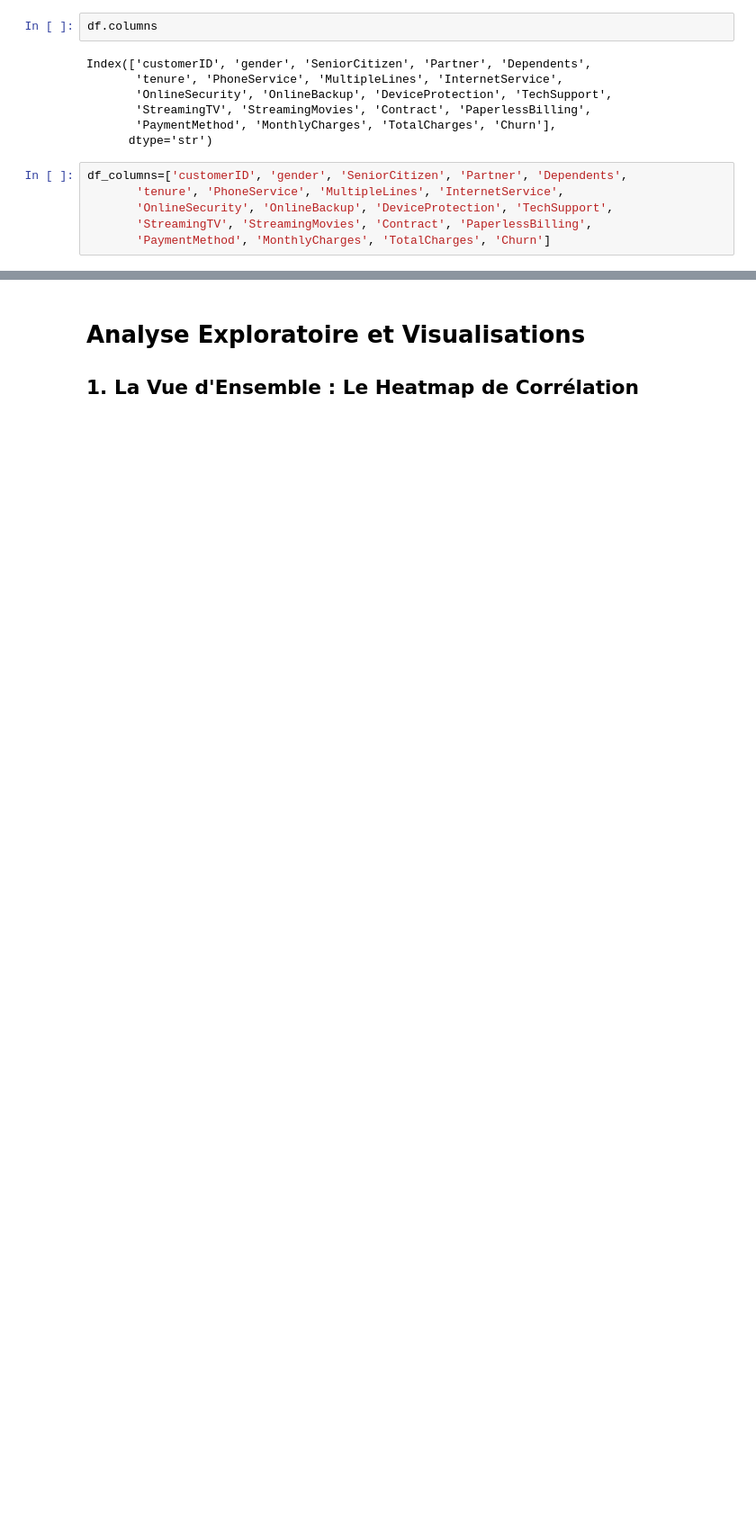
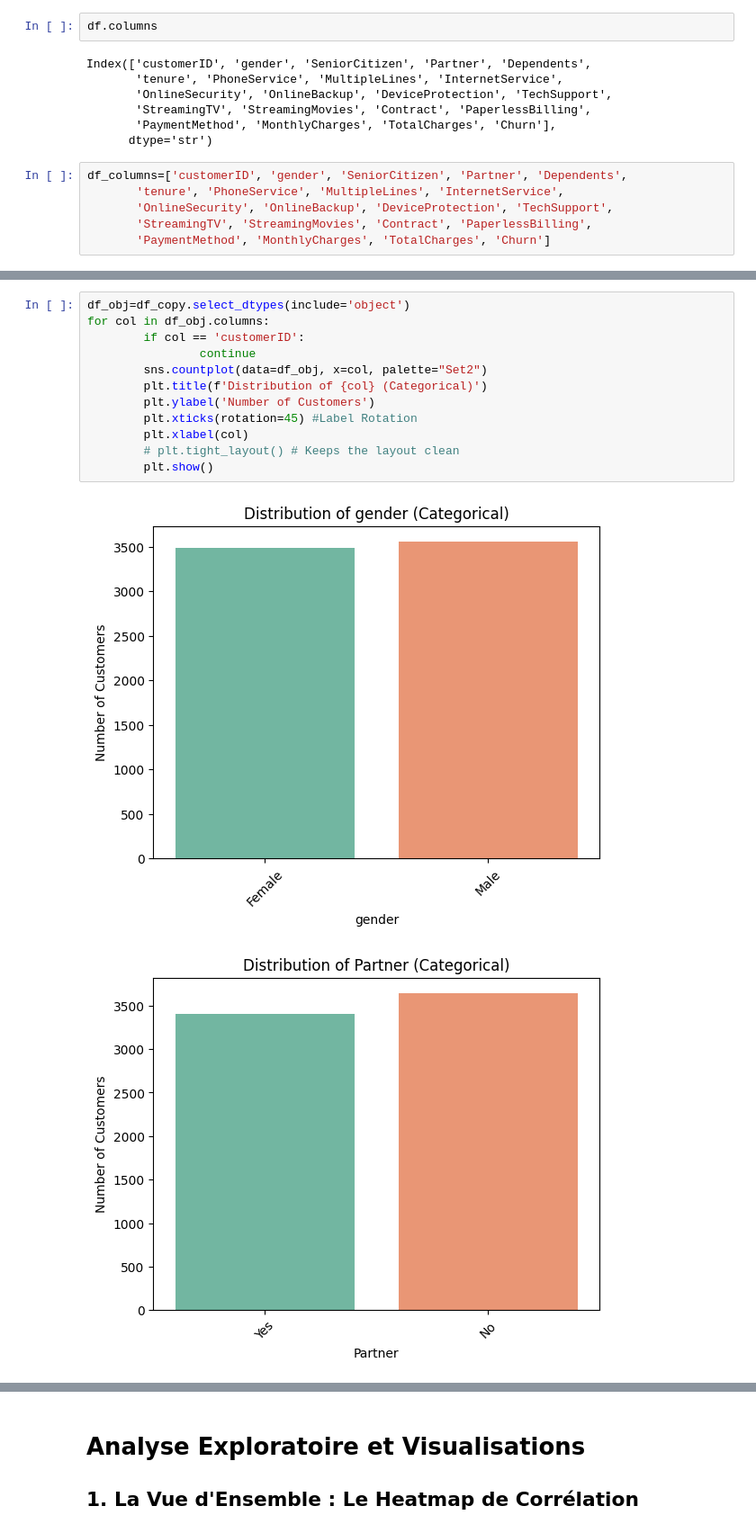
Before and after one commit to moubarak1ezzyani/Telecom-Churn-AI, a Jupyter notebook: notebooks/eda.ipynb, the cells around one changed output, grey strips where cells are left out. Shown at 90% size. Saved outputs shown, nothing was run; the diff lists cells and outputs as text; blank space fills up the shorter version.

```diff
--- a/notebooks/eda.ipynb
+++ b/notebooks/eda.ipynb
@@ -111,0 +124,15 @@ Text(0, 0.5, 'Num of Customer')
+# %%
+df_obj=df_copy.select_dtypes(include='object')
+for col in df_obj.columns:
+        if col == 'customerID':
+                continue
+        sns.countplot(data=df_obj, x=col, palette="Set2")
+        plt.title(f'Distribution of {col} (Categorical)')
+        plt.ylabel('Number of Customers')
+        plt.xticks(rotation=45) #Label Rotation
+        plt.xlabel(col)
+        # plt.tight_layout() # Keeps the layout clean
+        plt.show()
+# %% [output]
+[figure, added]
+[figure, added]
```
Also changed, not shown: parts of 12 cells of this notebook.
